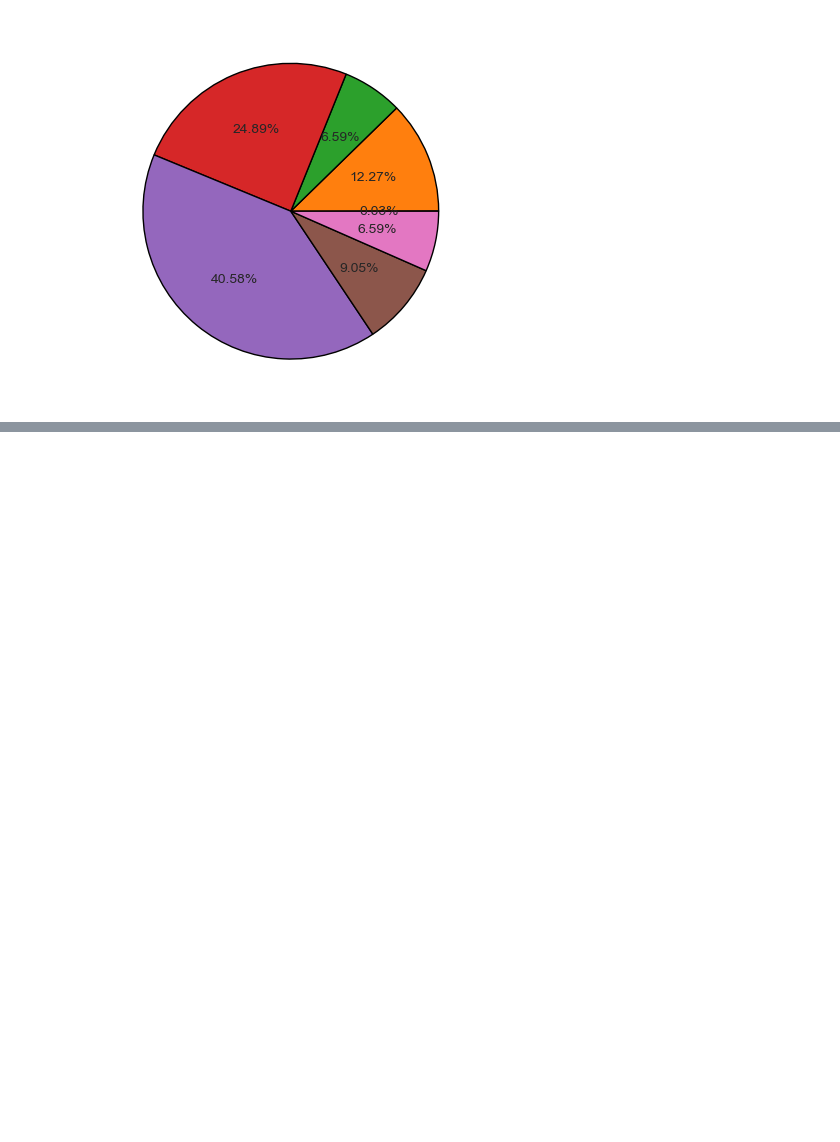
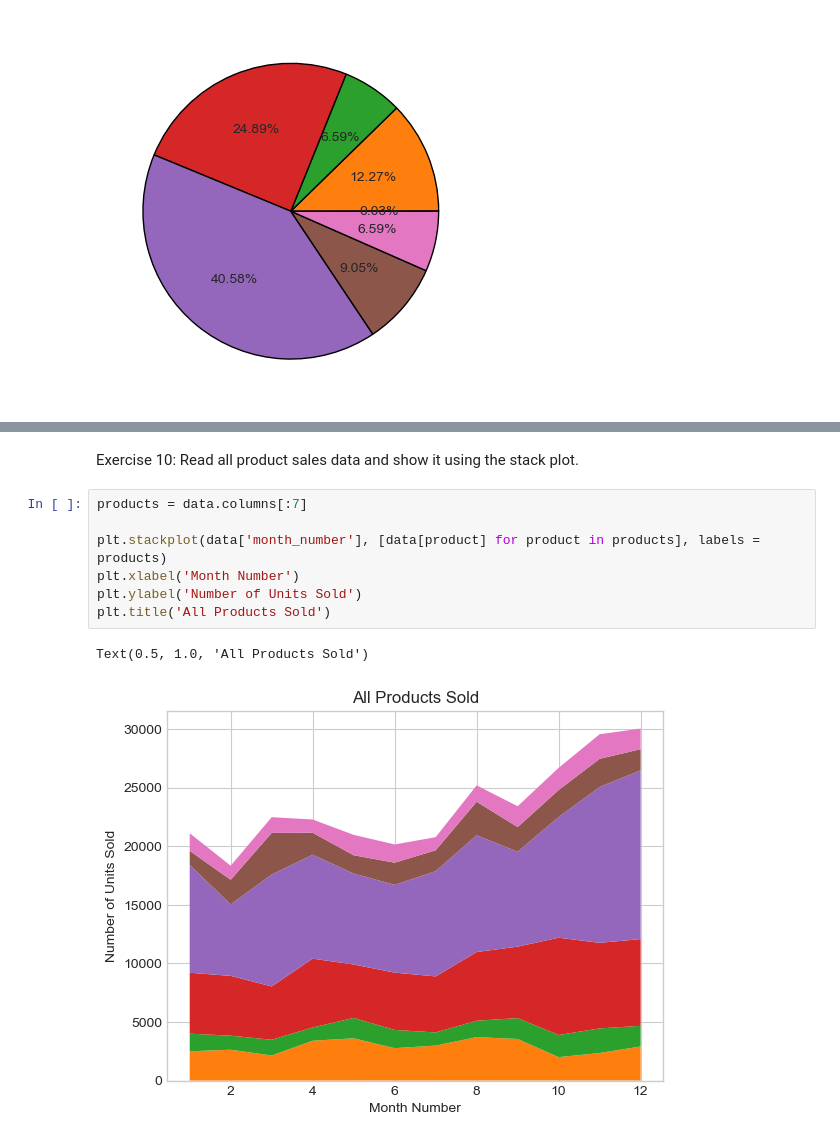
Before and after one commit to availe/CSC-245, a Jupyter notebook: lab6.ipynb, the cells around one changed output, grey strips where cells are left out. Drawn from its saved outputs; the diff is of its cells as text; blank space fills up the shorter version.

```diff
--- a/lab6.ipynb
+++ b/lab6.ipynb
@@ -110,0 +126,12 @@ plt.pie(sale_sums, wedgeprops={'edgecolor': 'black'}, autopct='%1.2f%%')
+# %% [markdown]
+Exercise 10: Read all product sales data and show it using the stack plot.
+# %%
+products = data.columns[:7]
+
+plt.stackplot(data['month_number'], [data[product] for product in products], labels = products)
+plt.xlabel('Month Number')
+plt.ylabel('Number of Units Sold')
+plt.title('All Products Sold')
+# %% [output]
+Text(0.5, 1.0, 'All Products Sold')
+[figure, added]
```
Also changed, not shown: parts of 2 cells of this notebook.
